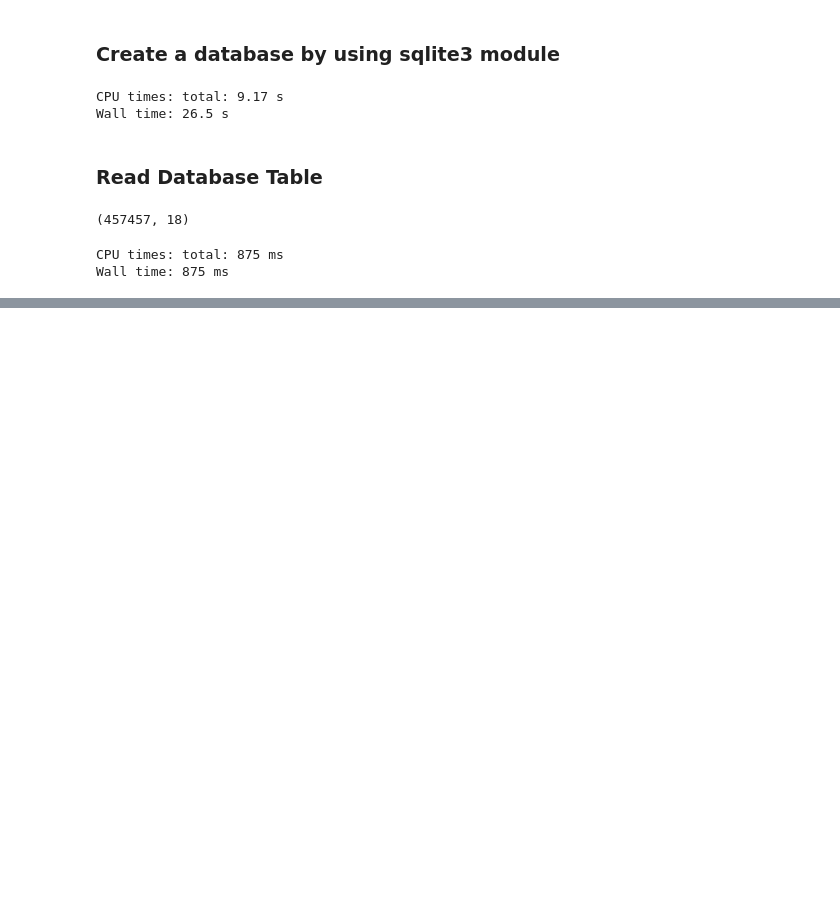
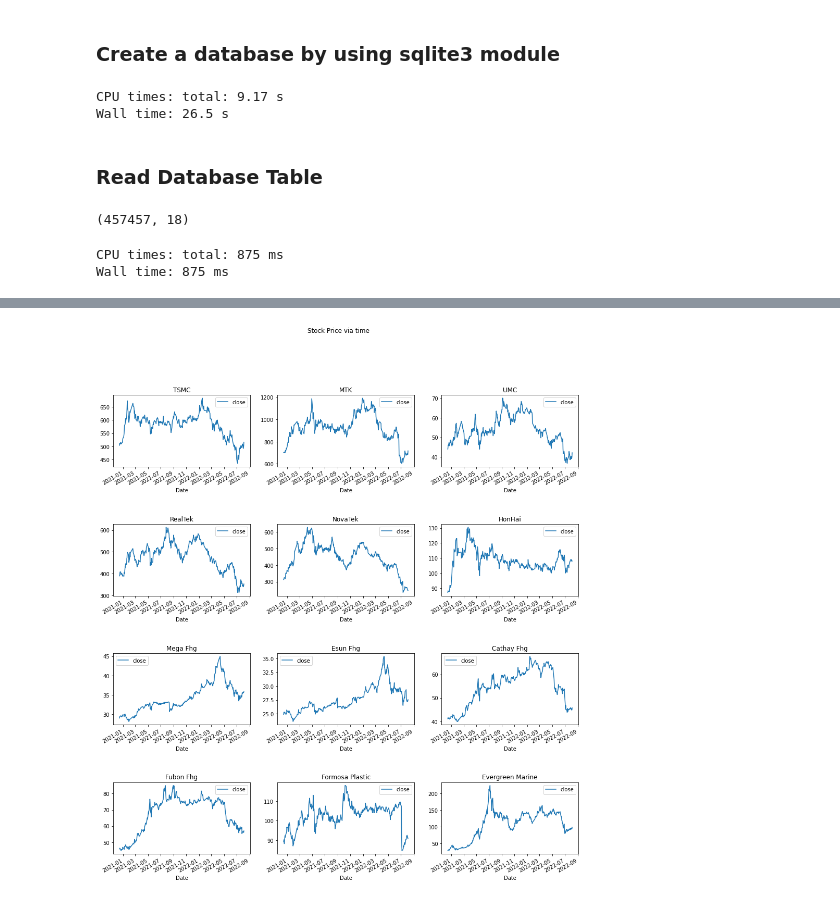
Before and after one commit to YJCheng1210/Data_Mining, a Jupyter notebook: TWSE_Stock.ipynb, the cells around one changed output, grey strips where cells are left out. Drawn from its saved outputs; the diff is of its cells as text; code cells hidden in the pictures; blank space fills up the shorter version.

```diff
--- a/TWSE_Stock.ipynb
+++ b/TWSE_Stock.ipynb
@@ -110,0 +140,9 @@ pd.read_sql(con=db2, sql='SELECT * FROM "2330"').tail()
+# %%
+for key in stock_dict.keys():
+    df = stock_dict[key]
+    df.index = df['Date']
+    df.index = pd.to_datetime(df.index)
+    df = df[['證券名稱', '收盤價']]
+    df['收盤價'] = pd.to_numeric(df['收盤價'].apply(lambda x:x.replace(',', '')), errors='coerce')
+    df.columns = ['stock_code', 'close']
+    stock_dict[key] = df
@@ -110,0 +166,31 @@ pd.read_sql(con=db2, sql='SELECT * FROM "2330"').tail()
+# %%
+fig, ax = plt.subplots(4, 3, figsize=(16, 18))
+plt.subplots_adjust(hspace=0.8)
+stock_dict['tsmc']['2020-12-15':].plot(ax=ax[0, 0])
+ax[0, 0].set_title('TSMC')
+stock_dict['mtk']['2020-12-15':].plot(ax=ax[0, 1])
+ax[0, 1].set_title('MTK')
+stock_dict['umc']['2020-12-15':].plot(ax=ax[0, 2])
+ax[0, 2].set_title('UMC')
+stock_dict['rtk']['2020-12-15':].plot(ax=ax[1, 0])
+ax[1, 0].set_title('RealTek')
+stock_dict['nova']['2020-12-15':].plot(ax=ax[1, 1])
+ax[1, 1].set_title('NovaTek')
+stock_dict['honhai']['2020-12-15':].plot(ax=ax[1, 2])
+ax[1, 2].set_title('HonHai')
+stock_dict['mega']['2020-12-15':].plot(ax=ax[2, 0])
+ax[2, 0].set_title('Mega Fhg')
+stock_dict['esun']['2020-12-15':].plot(ax=ax[2, 1])
+ax[2, 1].set_title('Esun Fhg')
+stock_dict['cathay']['2020-12-15':].plot(ax=ax[2, 2])
+ax[2, 2].set_title('Cathay Fhg')
+stock_dict['fubon']['2020-12-15':].plot(ax=ax[3, 0])
+ax[3, 0].set_title('Fubon Fhg')
+stock_dict['formosa']['2020-12-15':].plot(ax=ax[3, 1])
+ax[3, 1].set_title('Formosa Plastic')
+stock_dict['evergreen']['2020-12-15':].plot(ax=ax[3, 2])
+ax[3, 2].set_title('Evergreen Marine')
+fig.suptitle('Stock Price via time')
+plt.show()
+# %% [output]
+[figure, added]
```
Also changed, not shown: parts of 5 cells of this notebook.
